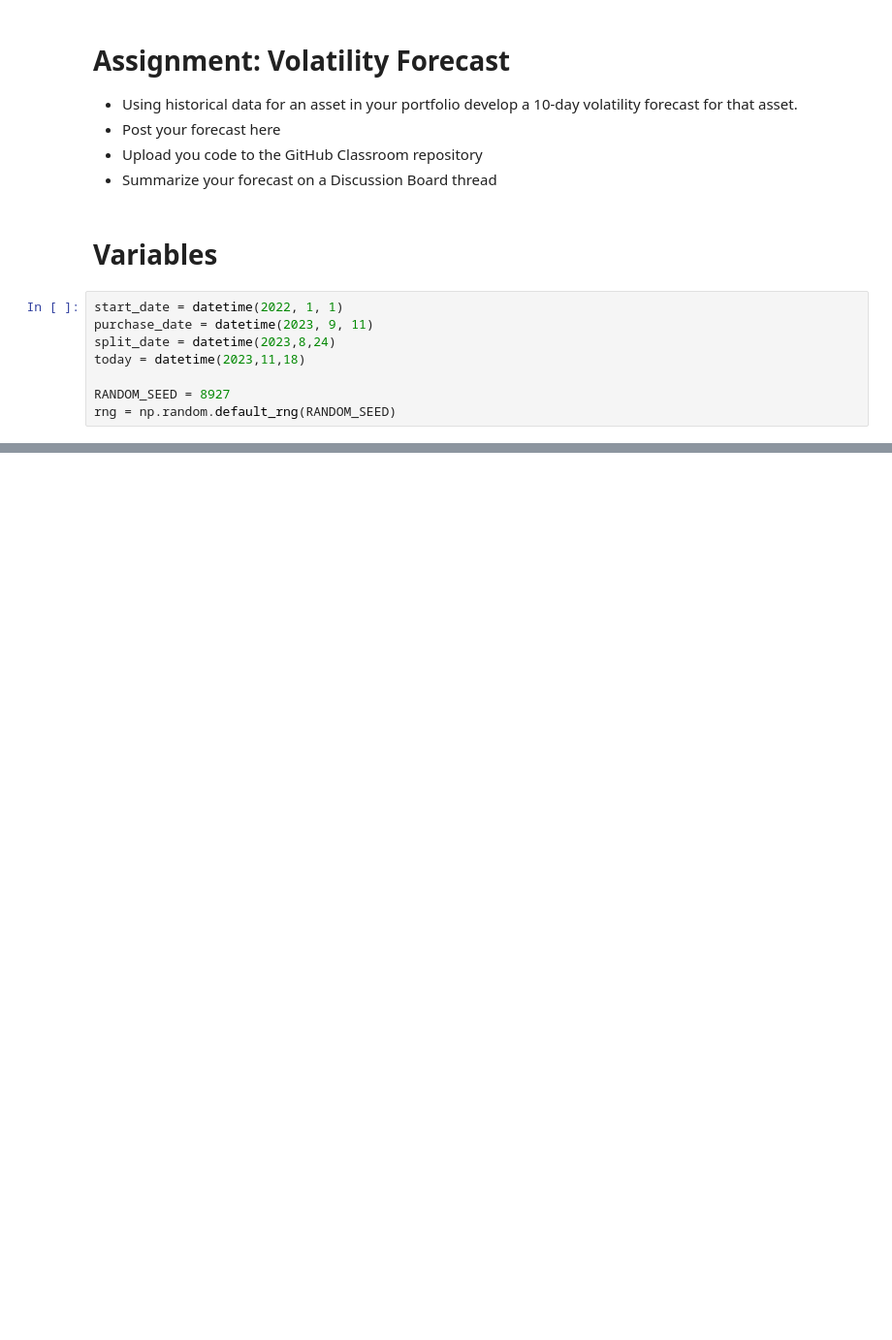
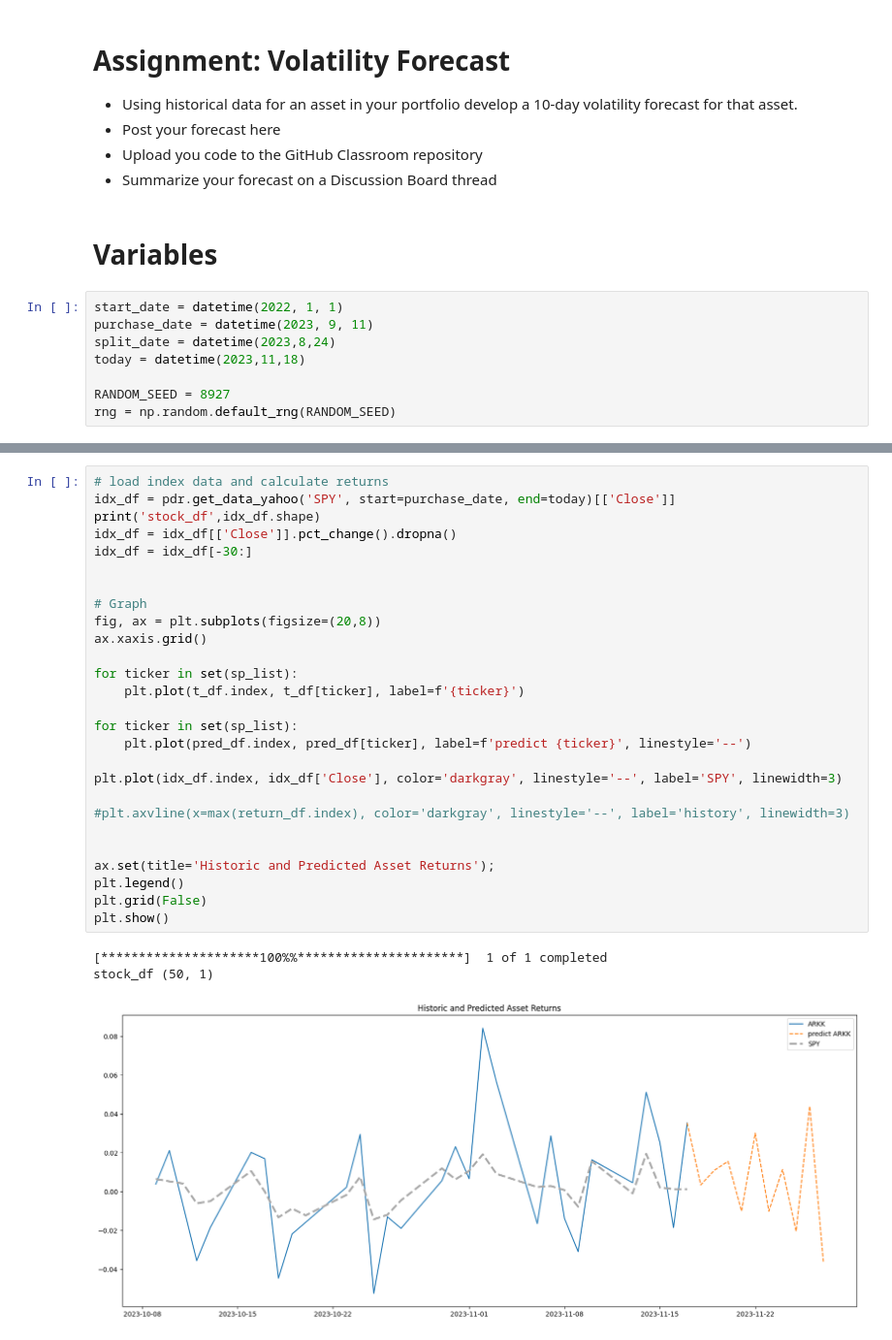
Before and after one commit to dsimband/DATA618, a Jupyter notebook: w12/DATA618_w12_Bayes-Volatility_v2.ipynb, the cells around one changed output, grey strips where cells are left out. Shown at 97% size. Saved outputs shown, nothing was run; the diff lists cells and outputs as text; blank space fills up the shorter version.

```diff
--- a/w12/DATA618_w12_Bayes-Volatility_v2.ipynb
+++ b/w12/DATA618_w12_Bayes-Volatility_v2.ipynb
@@ -162,0 +183,31 @@ plt.show()
+# %%
+# load index data and calculate returns
+idx_df = pdr.get_data_yahoo('SPY', start=purchase_date, end=today)[['Close']]
+print('stock_df',idx_df.shape)
+idx_df = idx_df[['Close']].pct_change().dropna()
+idx_df = idx_df[-30:]
+
+
+# Graph
+fig, ax = plt.subplots(figsize=(20,8))
+ax.xaxis.grid()
+
+for ticker in set(sp_list):
+    plt.plot(t_df.index, t_df[ticker], label=f'{ticker}')
+
+for ticker in set(sp_list):
+    plt.plot(pred_df.index, pred_df[ticker], label=f'predict {ticker}', linestyle='--')
+
+plt.plot(idx_df.index, idx_df['Close'], color='darkgray', linestyle='--', label='SPY', linewidth=3)
+
+#plt.axvline(x=max(return_df.index), color='darkgray', linestyle='--', label='history', linewidth=3)
+
+
+ax.set(title='Historic and Predicted Asset Returns');
+plt.legend()
+plt.grid(False)
+plt.show()
+# %% [output]
+[*********************100%%**********************]  1 of 1 completed
+stock_df (50, 1)
+[figure, added]
```
Also changed, not shown: parts of 20 cells of this notebook, 31 other files.
